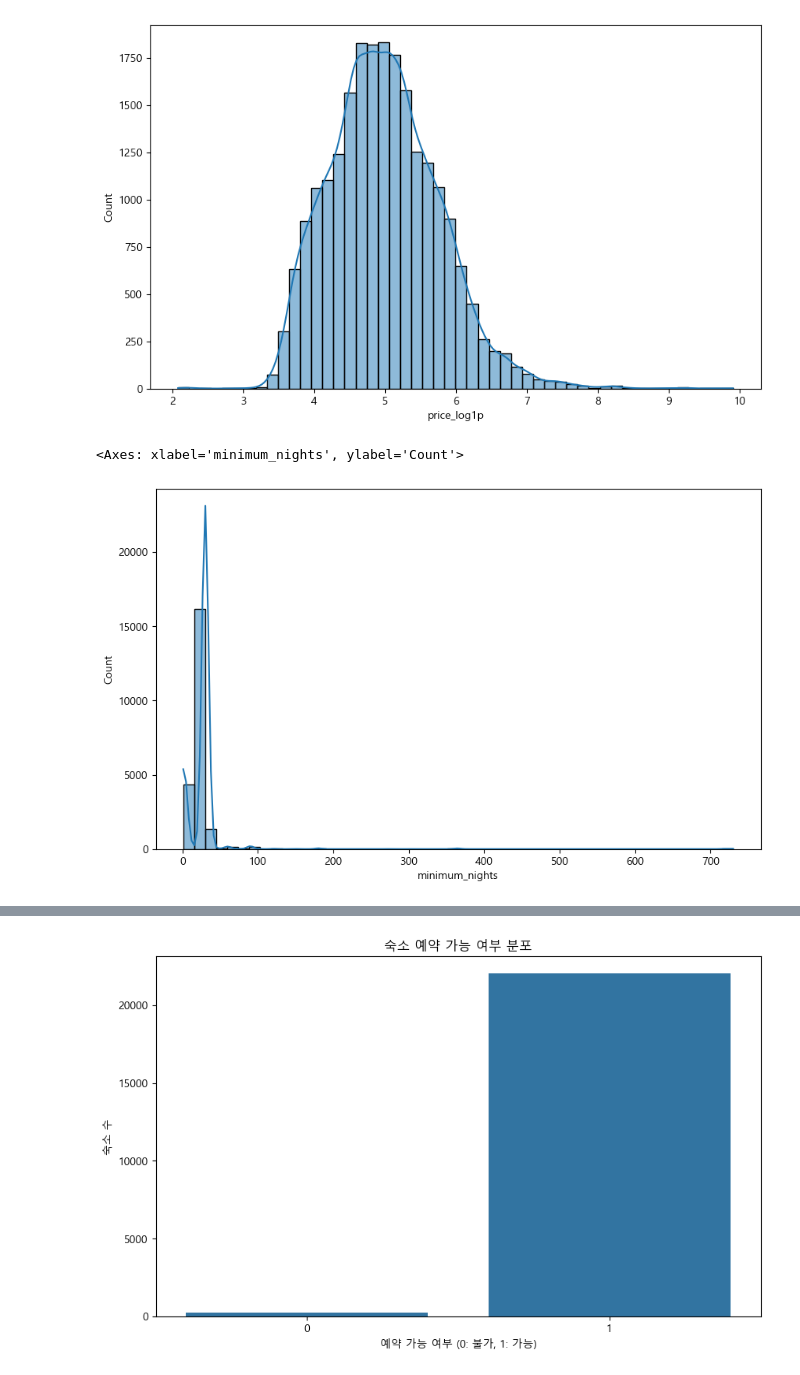
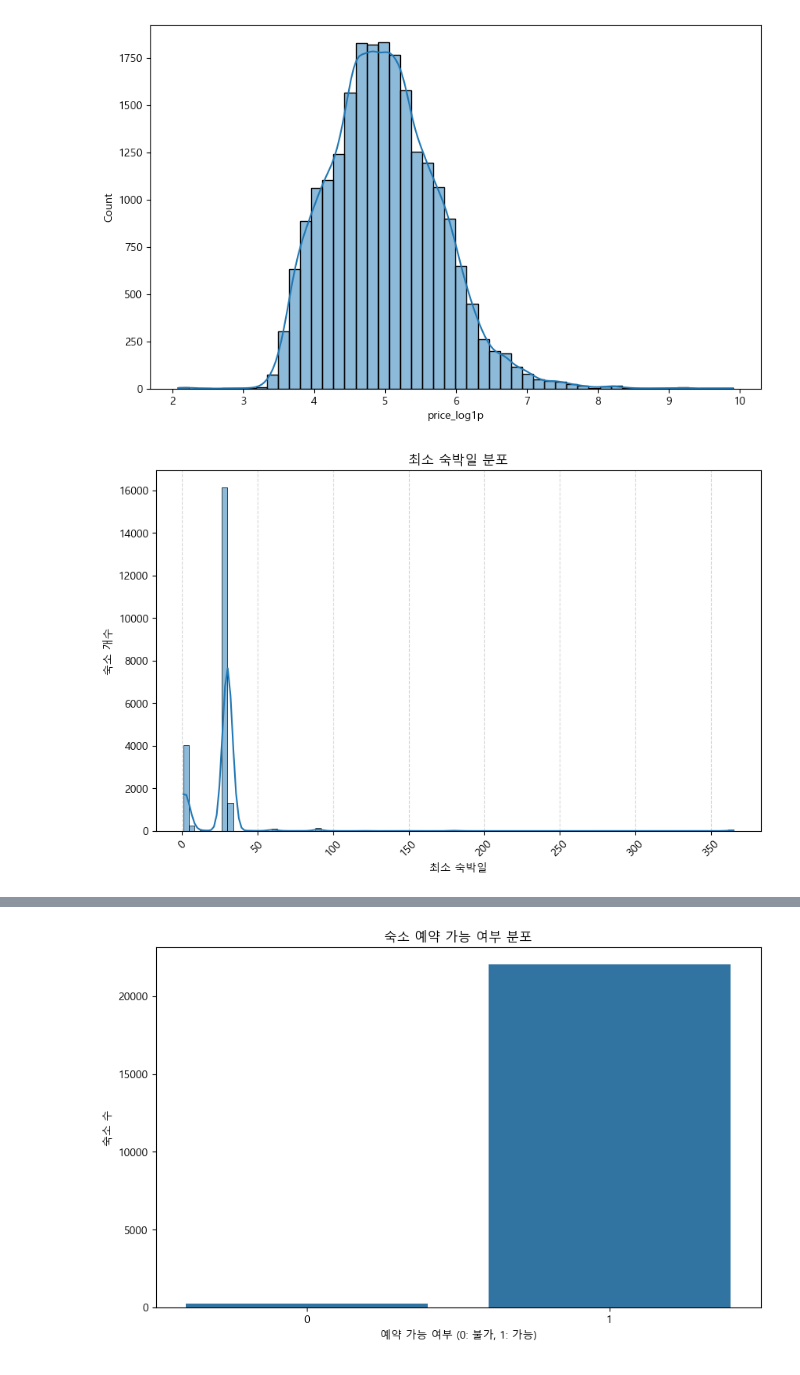
Before and after one commit to motimit/second_project, a Jupyter notebook: Chanhui_EDA/price_eda_1.ipynb, the cells around one changed output, grey strips where cells are left out. Saved outputs shown, nothing was run; the diff lists cells and outputs as text; code cells hidden in the pictures.

Commit message:
Chanhui_visualizations

```diff
--- a/Chanhui_EDA/price_eda_1.ipynb
+++ b/Chanhui_EDA/price_eda_1.ipynb
@@ -244,0 +262,18 @@ dtype: object
+# %%
+cap_list = {
+    'minimum_nights': 365,
+    'maximum_nights': 1125,
+    'minimum_minimum_nights': 365,
+    'maximum_minimum_nights': 365,
+    'minimum_maximum_nights': 1125,
+    'maximum_maximum_nights': 1125,
+    'minimum_nights_avg_ntm': 365,
+    'maximum_nights_avg_ntm': 1125
+}
+
+for col, cap in cap_list.items():
+    df[col] = df[col].clip(upper=cap)
+# Airbnb 데이터에서 최대값이 10,000~2,147,483,647까지 나오는 경우 존재
+#      → 현실적으로 3년 이상 예약은 거의 없으므로 상한값 설정
+#  기준 - 최소값 관련 컬럼: 365일
+#  기준 - 최대값 관련 컬럼: 1125일 (약 3년)
@@ -269,10 +317,15 @@ sns.histplot(df['price_log1p'], bins=50, kde=True)
 # %%
 #minimum_nights
 plt.figure(figsize=(10, 6))
-sns.histplot(df['minimum_nights'], bins=50, kde=True)
+sns.histplot(df['minimum_nights'], bins=100, kde=True)
+plt.xlabel('최소 숙박일')
+plt.ylabel('숙소 개수')
+plt.title('최소 숙박일 분포')
+plt.xticks(range(0, df['minimum_nights'].max() + 1, 50), rotation=45)
+plt.grid(axis='x', linestyle='--', alpha=0.5)  # 눈금 확인용 가이드라인
+plt.show()
 # %% [output]
-<Axes: xlabel='minimum_nights', ylabel='Count'>
-[figure, old version]
+[figure, new version]
 # %%
 #maximum_nights
 plt.figure(figsize=(10, 6))
```
Also changed, not shown: parts of 6 cells of this notebook, 2 other files.
